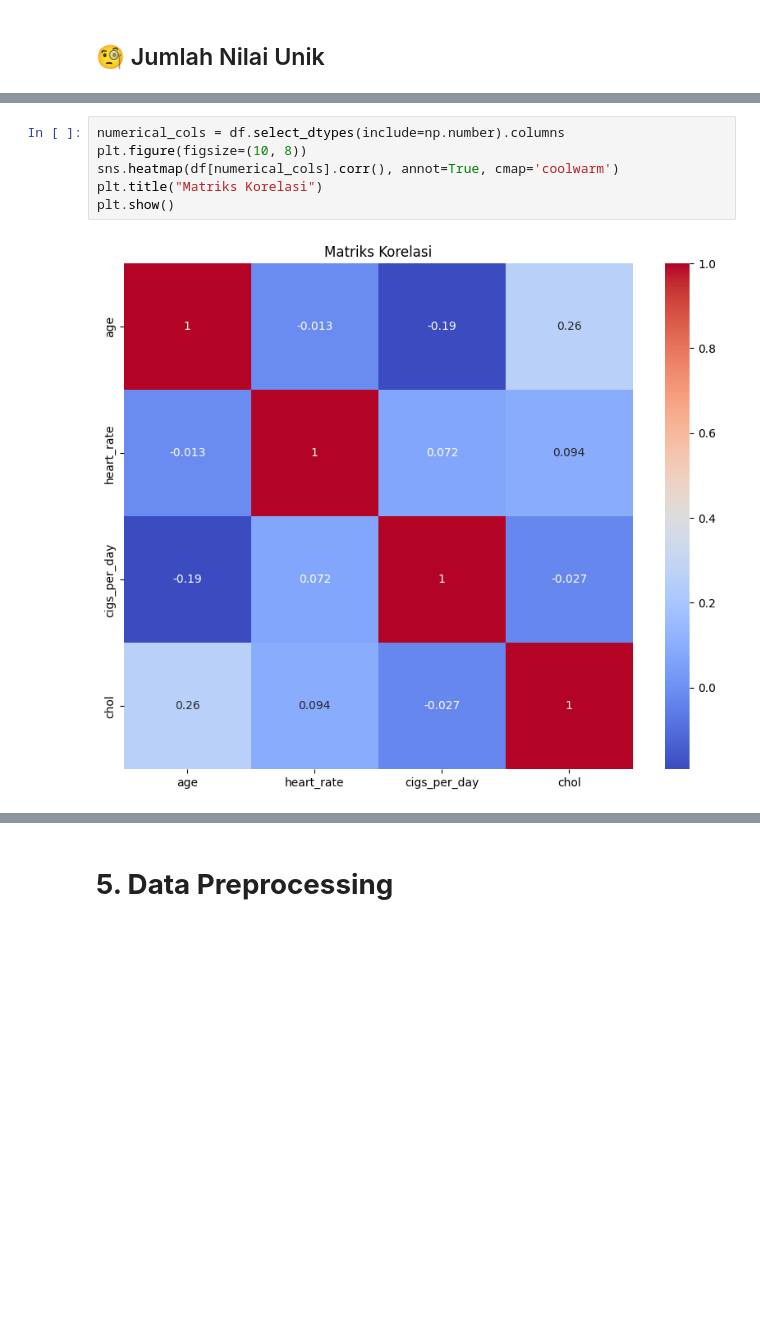
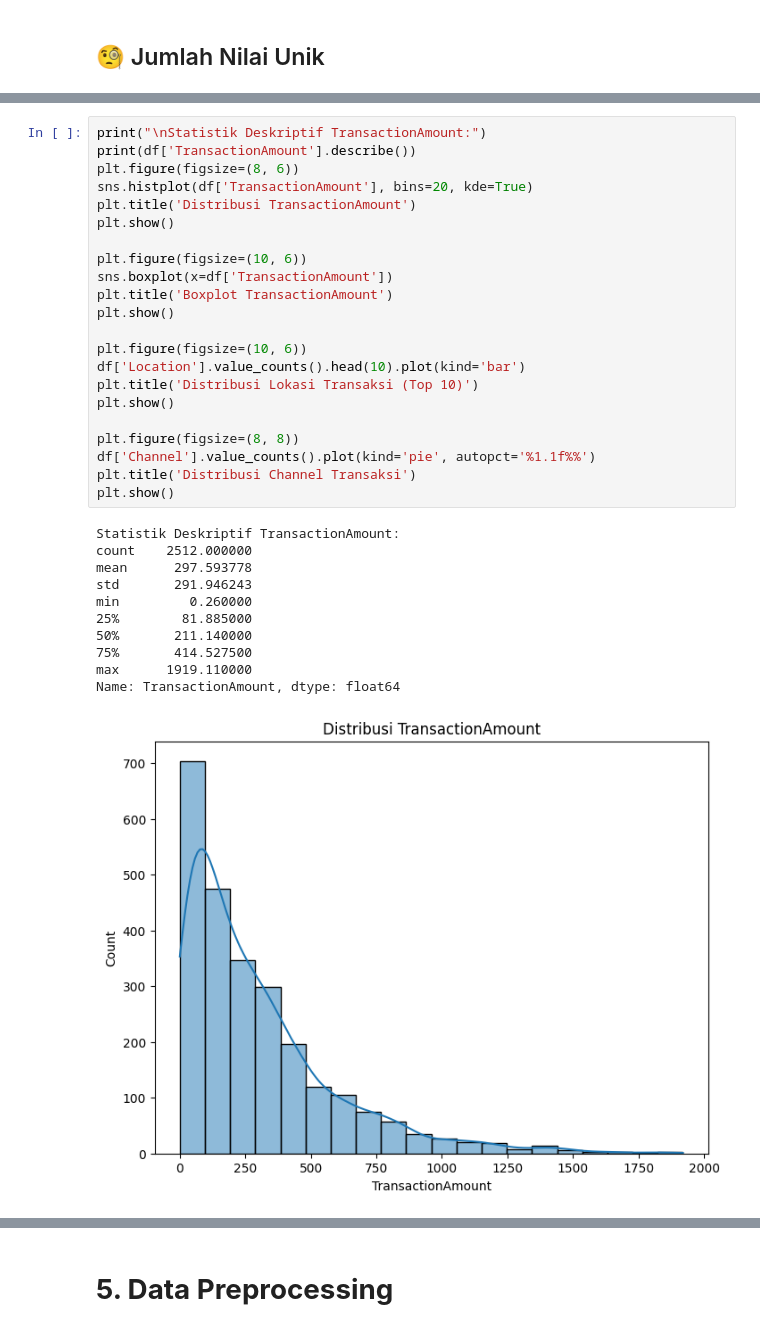
Before and after one commit to miezlearning/Coding-Camp-2025, a Jupyter notebook: Belajar Machine Learning untuk Pemula/[Clustering]_Submission_Akhir_BMLP_Muhammad_Alif.ipynb, the cells around one changed output, grey strips where cells are left out. Drawn from its saved outputs; the diff is of its cells as text; blank space fills up the shorter version.

```diff
--- a/Belajar Machine Learning untuk Pemula/[Clustering]_Submission_Akhir_BMLP_Muhammad_Alif.ipynb
+++ b/Belajar Machine Learning untuk Pemula/[Clustering]_Submission_Akhir_BMLP_Muhammad_Alif.ipynb
@@ -218,8 +202,34 @@ Passing `palette` without assigning `hue` is deprecated and will be removed in v
-# %%
-numerical_cols = df.select_dtypes(include=np.number).columns
-plt.figure(figsize=(10, 8))
-sns.heatmap(df[numerical_cols].corr(), annot=True, cmap='coolwarm')
-plt.title("Matriks Korelasi")
-plt.show()
-# %% [output]
-[figure, removed]
+# %%
+print("\nStatistik Deskriptif TransactionAmount:")
+print(df['TransactionAmount'].describe())
+plt.figure(figsize=(8, 6))
+sns.histplot(df['TransactionAmount'], bins=20, kde=True)
+plt.title('Distribusi TransactionAmount')
+plt.show()
+
+plt.figure(figsize=(10, 6))
+sns.boxplot(x=df['TransactionAmount'])
+plt.title('Boxplot TransactionAmount')
+plt.show()
+
+plt.figure(figsize=(10, 6))
+df['Location'].value_counts().head(10).plot(kind='bar')
+plt.title('Distribusi Lokasi Transaksi (Top 10)')
+plt.show()
+
+plt.figure(figsize=(8, 8))
+df['Channel'].value_counts().plot(kind='pie', autopct='%1.1f%%')
+plt.title('Distribusi Channel Transaksi')
+plt.show()
+# %% [output]
+Statistik Deskriptif TransactionAmount:
+count    2512.000000
+mean      297.593778
+std       291.946243
+min         0.260000
+25%        81.885000
+50%       211.140000
+75%       414.527500
+max      1919.110000
+Name: TransactionAmount, dtype: float64
+[figure, added]
```
Also changed, not shown: parts of 57 cells of this notebook, 2 other files.
